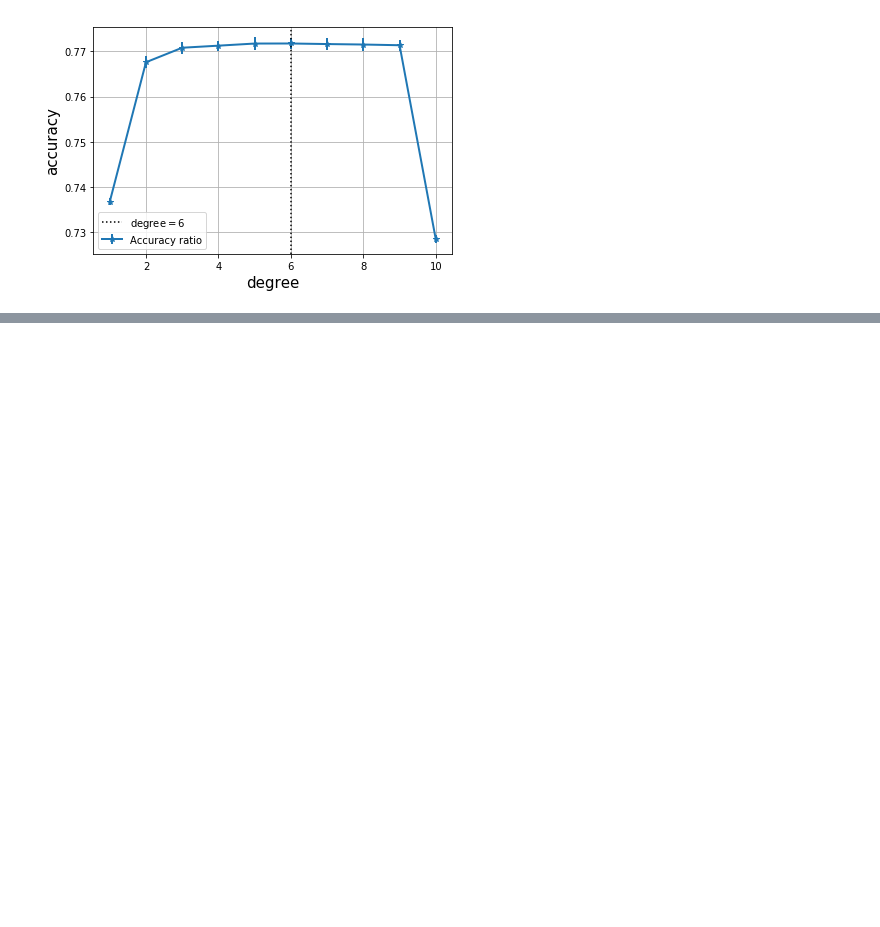
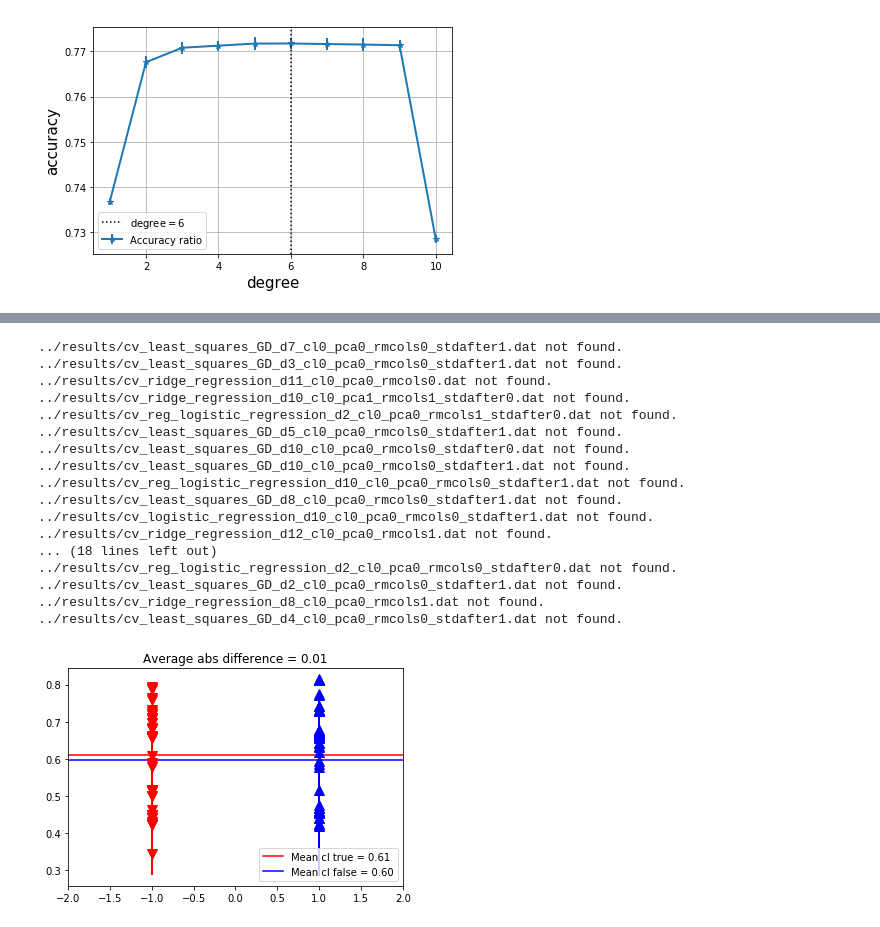
Before and after one commit to dforero0896/ml-project1, a Jupyter notebook: scripts/plots.ipynb, the cells around one changed output, grey strips where cells are left out. Drawn from its saved outputs; the diff is of its cells as text; code cells hidden in the pictures; blank space fills up the shorter version.

```diff
--- a/scripts/plots.ipynb
+++ b/scripts/plots.ipynb
@@ -396,0 +397,49 @@ def plot_preprocessing_tests(method):
+# %%
+test_step = 'rmcols'
+def plot_avg_preprocessing_difference(test_step):
+    bool_1 = [s for s in dat_results if '%s1'%test_step in s]
+    true_list = []
+    false_list = []
+    lists = [false_list, true_list]
+    for filename in bool_1:
+        try:
+            data_1 = np.loadtxt('../results/%s'%filename)
+            data_0 = np.loadtxt('../results/%s'%filename.replace('%s1'%test_step, '%s0'%test_step))
+            colors = ['r', 'b']
+            markers = ['v', '^']
+            placing = [-1, 1]
+            for i,data in enumerate([data_0, data_1]):
+                if len(data.shape)!=1:
+                    data = data[np.argmax(data[:,3]), :]
+                lists[i].append(data[3])
+                plt.errorbar(placing[i],data[3], yerr = data[6], c = colors[i], markersize = 10, marker = markers[i])
+        except OSError as o:
+            print(o)
+    mean_true = np.mean(true_list)
+    mean_false = np.mean(false_list)
+    plt.axhline(mean_true, label = 'Mean %s true = %.2f'%(test_step, mean_true), c = 'r')
+    plt.axhline(mean_false, label = 'Mean %s false = %.2f'%(test_step, mean_false), c = 'b')
+    plt.title('Average abs difference = %.2f'%(abs(mean_true - mean_false)))
+    plt.xlim(-2,2)
+    plt.legend(loc=0)
+# %%
+plot_avg_preprocessing_difference('cl')
+# %% [output]
+../results/cv_least_squares_GD_d7_cl0_pca0_rmcols0_stdafter1.dat not found.
+../results/cv_least_squares_GD_d3_cl0_pca0_rmcols0_stdafter1.dat not found.
+../results/cv_ridge_regression_d11_cl0_pca0_rmcols0.dat not found.
+../results/cv_ridge_regression_d10_cl0_pca1_rmcols1_stdafter0.dat not found.
+../results/cv_reg_logistic_regression_d2_cl0_pca0_rmcols1_stdafter0.dat not found.
+../results/cv_least_squares_GD_d5_cl0_pca0_rmcols0_stdafter1.dat not found.
+../results/cv_least_squares_GD_d10_cl0_pca0_rmcols0_stdafter0.dat not found.
+../results/cv_least_squares_GD_d10_cl0_pca0_rmcols0_stdafter1.dat not found.
+../results/cv_reg_logistic_regression_d10_cl0_pca0_rmcols0_stdafter1.dat not found.
+../results/cv_least_squares_GD_d8_cl0_pca0_rmcols0_stdafter1.dat not found.
+../results/cv_logistic_regression_d10_cl0_pca0_rmcols0_stdafter1.dat not found.
+../results/cv_ridge_regression_d12_cl0_pca0_rmcols1.dat not found.
+... (18 lines left out)
+../results/cv_reg_logistic_regression_d2_cl0_pca0_rmcols0_stdafter0.dat not found.
+../results/cv_least_squares_GD_d2_cl0_pca0_rmcols0_stdafter1.dat not found.
+../results/cv_ridge_regression_d8_cl0_pca0_rmcols1.dat not found.
+../results/cv_least_squares_GD_d4_cl0_pca0_rmcols0_stdafter1.dat not found.
+[figure, added]
```
Also changed, not shown: parts of 2 cells of this notebook, 14 other files.
